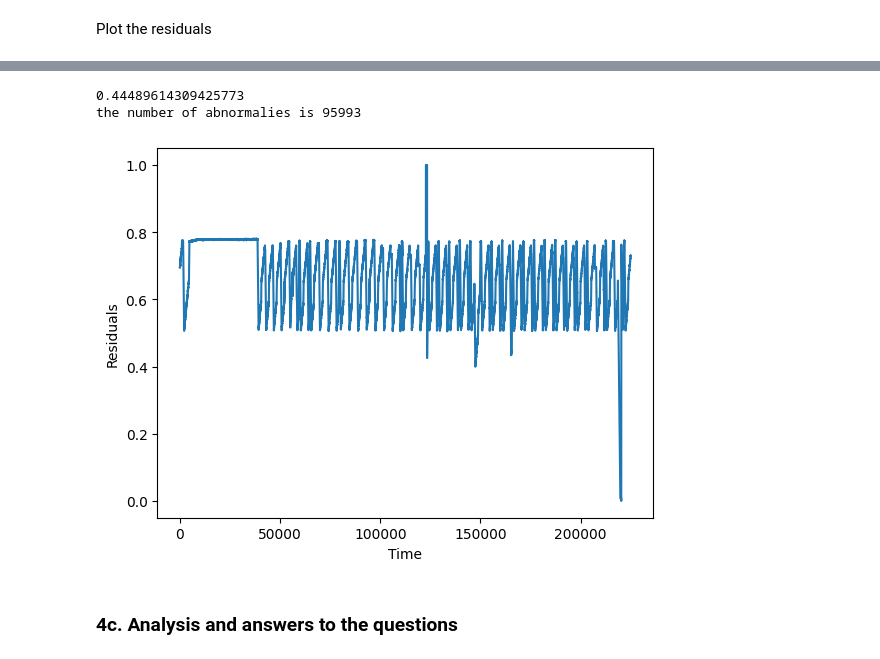
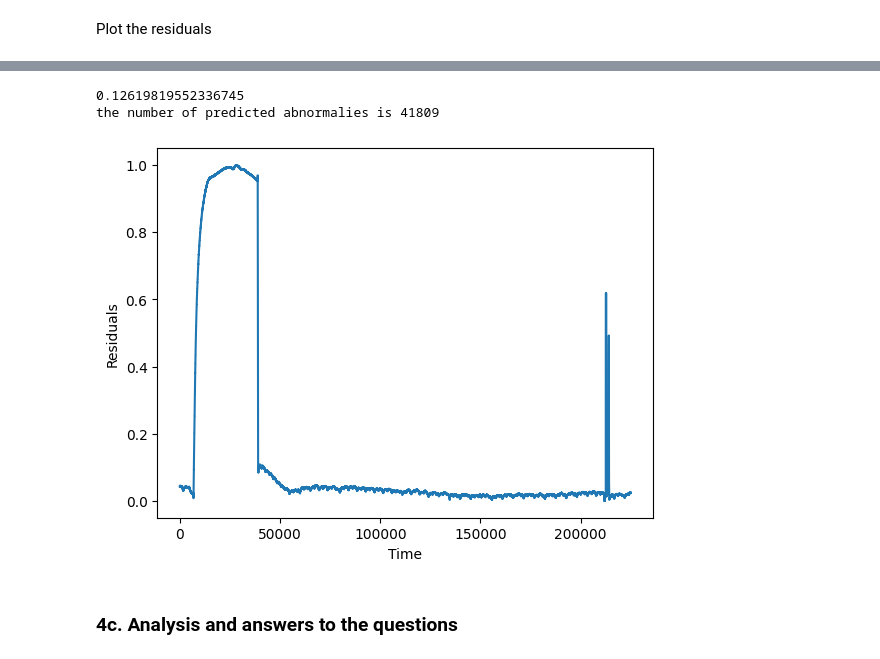
Before and after one commit to BigLob/CDA, a Jupyter notebook: Lab2.ipynb, the cells around one changed output, grey strips where cells are left out. Cells and saved outputs as stored; diff of their text form; code cells hidden in the pictures.

```diff
--- a/Lab2.ipynb
+++ b/Lab2.ipynb
@@ -559,7 +615,7 @@ NameError: name 'split_index' is not defined
 # %% [markdown]
 Plot the residuals
 # %%
-model_fit = ARIMA(differenced_series, order=(3, 0, 2)).fit()
+model_fit = ARIMA(differenced_series[:250000], order=(1, 0, 2)).fit()
 
 # summary of fit model
 print(model_fit.summary())
@@ -607,34 +692,9 @@ max         0.751043
 # %%
-# validate
+threshold = 0.06
 val_data = pd.read_csv("val_data.csv")
-labels = val_data['Label'][1:]
-val_data = val_data.drop(['Label','Id','Timestamp'], axis = 1)
-
-
-scaler = MinMaxScaler()
-normalized_val = scaler.fit_transform(val_data)
-normalized_val = pd.DataFrame(normalized_val, columns=val_data.columns)
-
-history = normalized_val[signal][:-1]
-real = normalized_val[signal][1:]
-
-# Make predictions on the validation data
-predictions = model.predict(start=0, end=len(val_data)-1)
-
-# Evaluate the model using MSE
-mse = mean_squared_error(real, predictions)
-print(mse)
-
-residuals = real - predictions
-
-plt.plot(range(len(residuals)), residuals)
-plt.xlabel('Time')
-plt.ylabel('Residuals')
-
-threshold = 0.7
 count = len(residuals[abs(residuals) > threshold])
 print("the number of predicted abnormalies is {}".format(count))
-print("the number of actual abnormalies is {}".format(len(labels[abels==1])))
+print("the number of actual abnormalies is {}".format(len(labels[labels==1])))
 
 residuals[abs(residuals) > threshold ] = 1
 residuals[abs(residuals) <= threshold ] = 0
@@ -658,39 +719,37 @@ F1 score: 0.11132805566402784
 # %%
 # test and get results
 test_data = pd.read_csv("test_data.csv")
 Id = test_data['Id']
 test_data = test_data.drop(['Id','Timestamp'], axis = 1)
 
 scaler = MinMaxScaler()
 normalized_test = scaler.fit_transform(test_data)
 normalized_test = pd.DataFrame(normalized_test, columns=test_data.columns)
 
-history = normalized_test[signal][:-1]
-real = normalized_test[signal][1:]
+real = normalized_test[signal]
 
 # Make predictions on the validation data
-predictions = model.predict(start=0, end=len(history))
+predictions = model_fit.predict(start=0, end=len(test_data)-1)
 
 # Evaluate the model using MSE
 mse = mean_squared_error(real, predictions)
 print(mse)
 
 residuals = real-predictions
 
 plt.plot(range(len(residuals)), residuals)
 plt.xlabel('Time')
 plt.ylabel('Residuals')
 
 count = len(residuals[abs(residuals) > threshold])
 print("the number of predicted abnormalies is {}".format(count))
-print("the number of actual abnormalies is {}".format(len(labels[abels==1])))
 
 
 residuals[abs(residuals) > threshold] = 1
 residuals[abs(residuals) <= threshold] = 0
 # %% [output]
-0.44489614309425773
-the number of abnormalies is 95993
+0.12619819552336745
+the number of predicted abnormalies is 41809
-[figure, old version]
+[figure, new version]
 # %%
 results = pd.DataFrame({'Id': Id, 'Label':residuals})
```
Also changed, not shown: parts of 13 cells of this notebook.
